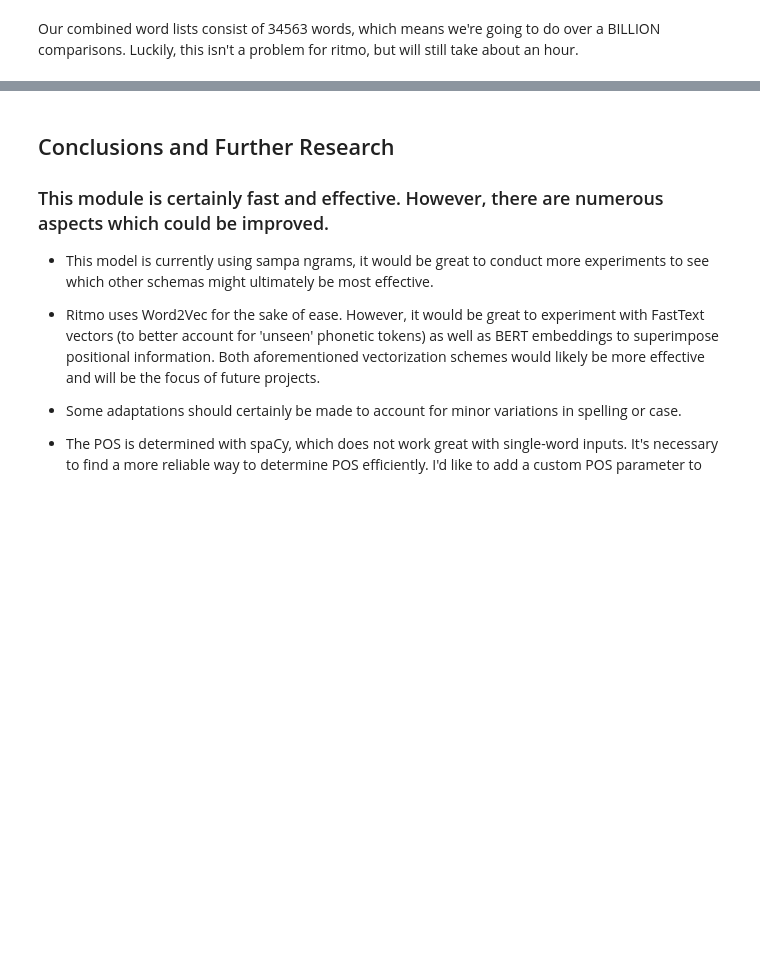
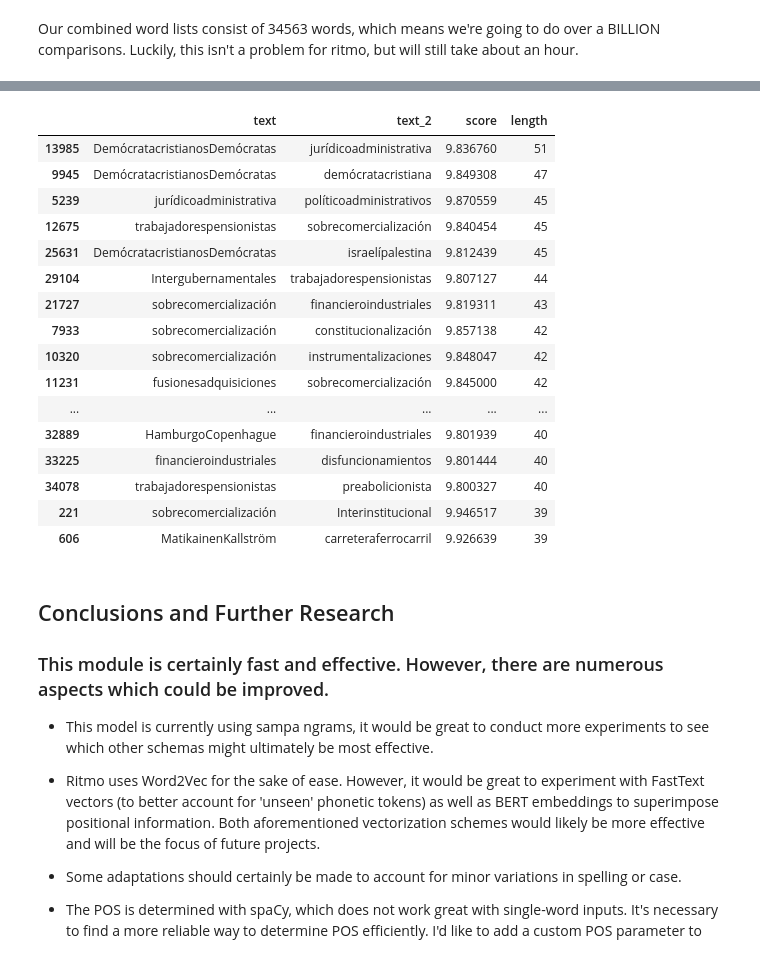
Before and after one commit to s-cafferty-nlp/ritmo_rhythmizer, a Jupyter notebook: ritmo_demonstration.ipynb, the cells around one changed output, grey strips where cells are left out. Drawn from its saved outputs; the diff is of its cells as text; code cells hidden in the pictures; blank space fills up the shorter version.

```diff
--- a/ritmo_demonstration.ipynb
+++ b/ritmo_demonstration.ipynb
@@ -390,0 +391,25 @@ cleaned_up_df[:50]
+# %%
+## If you choose to put more emphasis on word length, you can do something like this:
+
+cleaned_up_df['length'] = cleaned_up_df['text'].str.len() + cleaned_up_df['text_2'].str.len()
+
+sorted_by_length = cleaned_up_df.sort_values(by=['length', 'score'],ascending=False)
+sorted_by_length[:50]
+# %% [output]
+|  | text | text_2 | score | length |
+| 13985 | DemócratacristianosDemócratas | jurídicoadministrativa | 9.836760 | 51 |
+| 9945 | DemócratacristianosDemócratas | demócratacristiana | 9.849308 | 47 |
+| 5239 | jurídicoadministrativa | políticoadministrativos | 9.870559 | 45 |
+| 12675 | trabajadorespensionistas | sobrecomercialización | 9.840454 | 45 |
+| 25631 | DemócratacristianosDemócratas | israelípalestina | 9.812439 | 45 |
+| 29104 | Intergubernamentales | trabajadorespensionistas | 9.807127 | 44 |
+| 21727 | sobrecomercialización | financieroindustriales | 9.819311 | 43 |
+| 7933 | sobrecomercialización | constitucionalización | 9.857138 | 42 |
+| 10320 | sobrecomercialización | instrumentalizaciones | 9.848047 | 42 |
+| 11231 | fusionesadquisiciones | sobrecomercialización | 9.845000 | 42 |
+| ... | ... | ... | ... | ... |
+| 32889 | HamburgoCopenhague | financieroindustriales | 9.801939 | 40 |
+| 33225 | financieroindustriales | disfuncionamientos | 9.801444 | 40 |
+| 34078 | trabajadorespensionistas | preabolicionista | 9.800327 | 40 |
+| 221 | sobrecomercialización | Interinstitucional | 9.946517 | 39 |
+| 606 | MatikainenKallström | carreteraferrocarril | 9.926639 | 39 |
```
Also changed, not shown: parts of 14 cells of this notebook.
